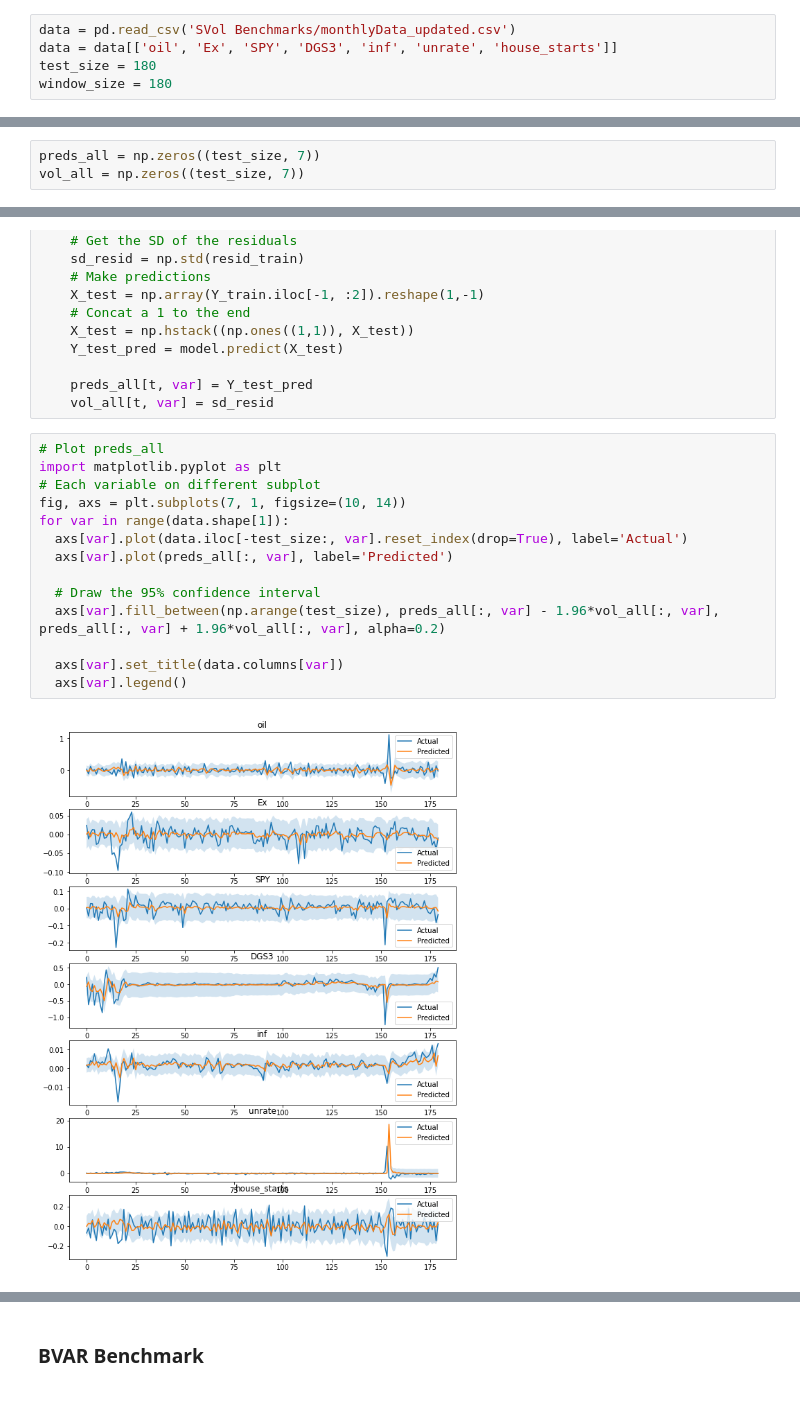
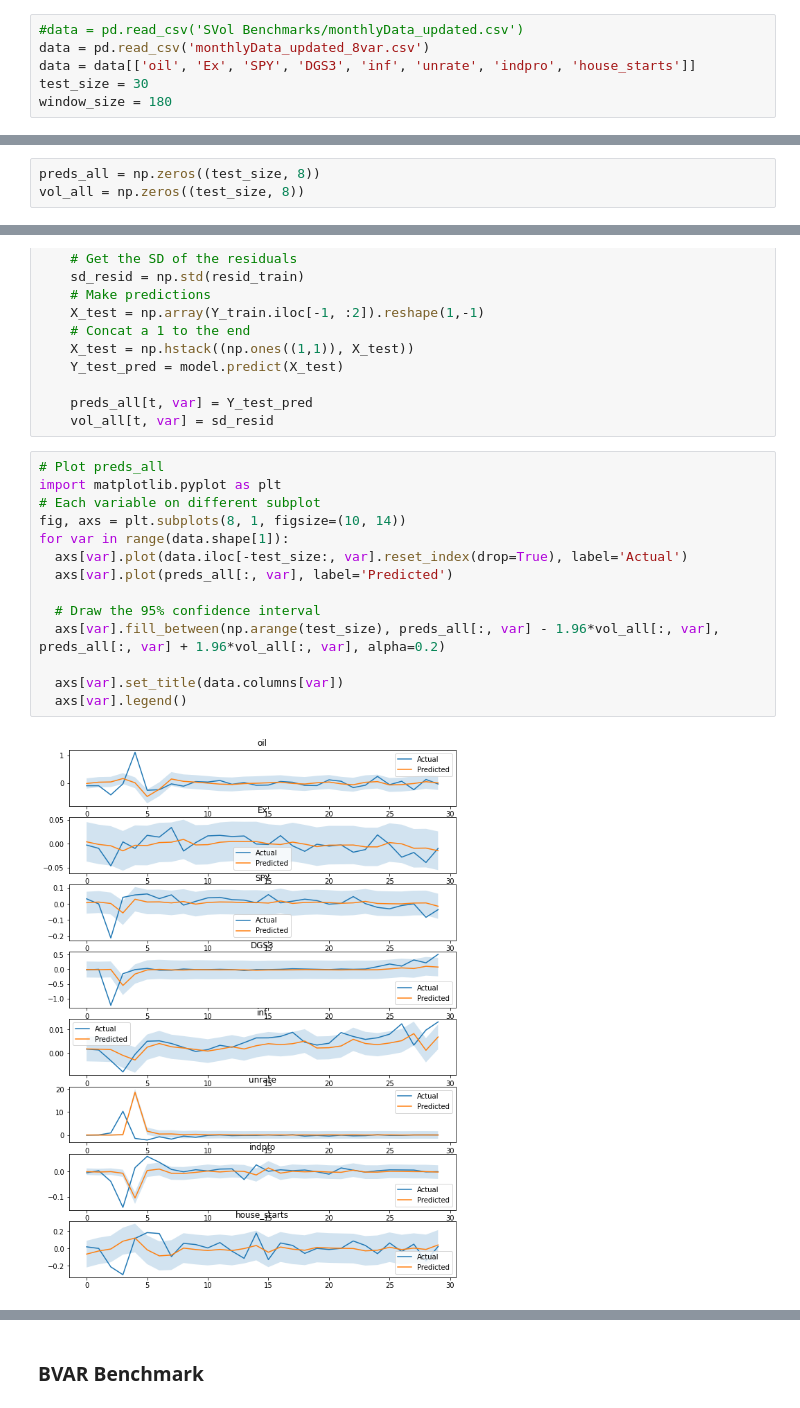
Before and after one commit to thamsuppp/EconDL, a Jupyter notebook: ar2_density_benchmark.ipynb, the cells around one changed output, grey strips where cells are left out. Saved outputs shown, nothing was run; the diff lists cells and outputs as text.

```diff
--- a/ar2_density_benchmark.ipynb
+++ b/ar2_density_benchmark.ipynb
@@ -102,7 +108,8 @@ np.save('SVol Benchmarks/svfit_all_quarterly_4var_ar2_constvol.npy', vol_all)
 # %% [markdown]
 ### Monthly
 # %%
-data = pd.read_csv('SVol Benchmarks/monthlyData_updated.csv')
-data = data[['oil', 'Ex', 'SPY', 'DGS3', 'inf', 'unrate', 'house_starts']]
-test_size = 180
+#data = pd.read_csv('SVol Benchmarks/monthlyData_updated.csv')
+data = pd.read_csv('monthlyData_updated_8var.csv')
+data = data[['oil', 'Ex', 'SPY', 'DGS3', 'inf', 'unrate', 'indpro', 'house_starts']]
+test_size = 30
 window_size = 180
@@ -109,6 +157,6 @@ window_size = 180
 # %%
-preds_all = np.zeros((test_size, 7))
-vol_all = np.zeros((test_size, 7))
+preds_all = np.zeros((test_size, 8))
+vol_all = np.zeros((test_size, 8))
 # %%
 for var in range(data.shape[1]):
   for t in range(test_size):
@@ -140,18 +188,18 @@ for var in range(data.shape[1]):
 # %%
 # Plot preds_all
 import matplotlib.pyplot as plt
 # Each variable on different subplot
-fig, axs = plt.subplots(7, 1, figsize=(10, 14))
+fig, axs = plt.subplots(8, 1, figsize=(10, 14))
 for var in range(data.shape[1]):
   axs[var].plot(data.iloc[-test_size:, var].reset_index(drop=True), label='Actual')
   axs[var].plot(preds_all[:, var], label='Predicted')
 
   # Draw the 95% confidence interval
   axs[var].fill_between(np.arange(test_size), preds_all[:, var] - 1.96*vol_all[:, var], preds_all[:, var] + 1.96*vol_all[:, var], alpha=0.2)
 
   axs[var].set_title(data.columns[var])
   axs[var].legend()
 # %% [output]
-[figure, old version]
+[figure, new version]
 # %%
 # Save preds_all and vol_all
```
Also changed, not shown: parts of 16 cells of this notebook, 18 other files.
